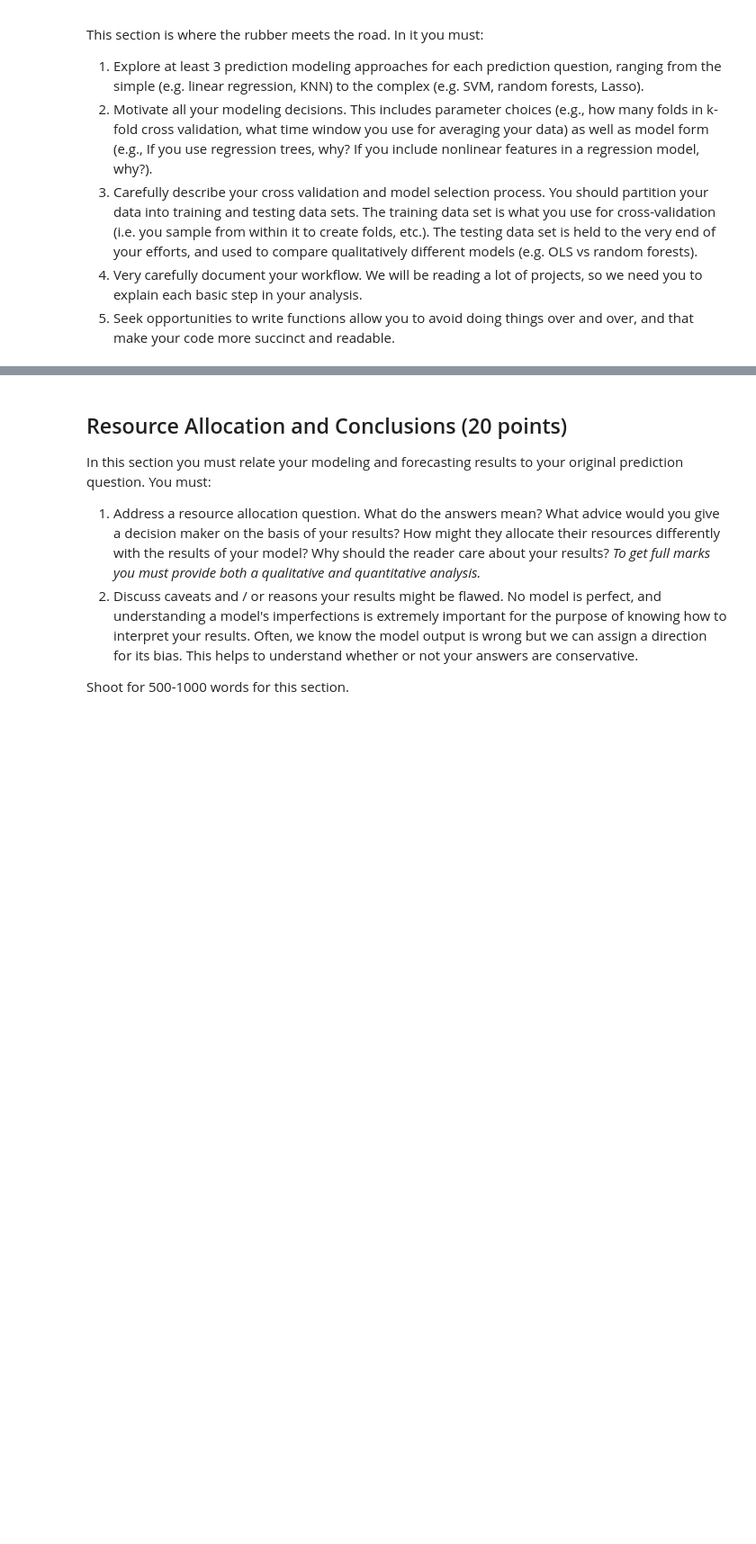
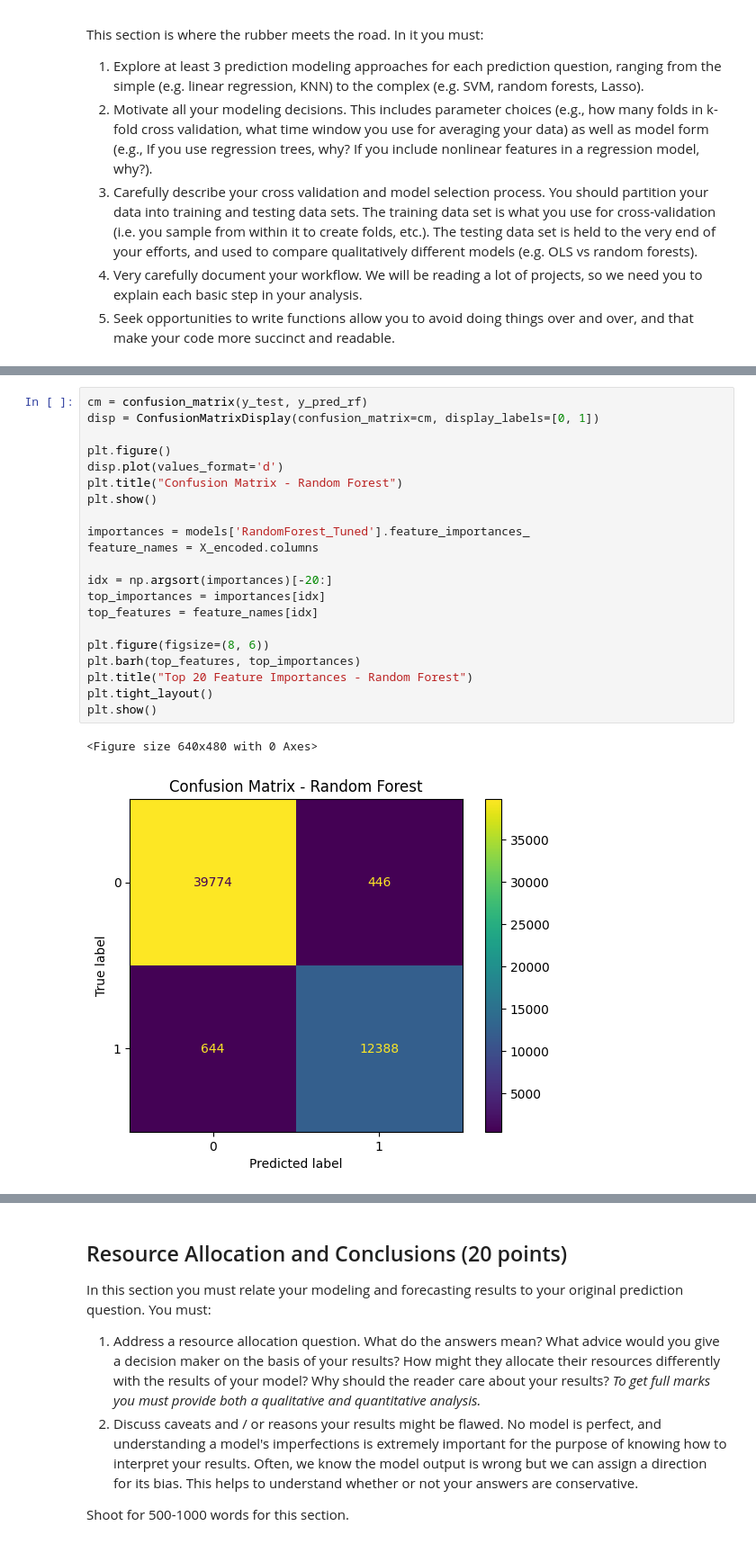
Before and after one commit to Brookeeichen/Predicted-Feeder-Congestion, a Jupyter notebook: FinalProjectTemplate_2025.ipynb, the cells around one changed output, grey strips where cells are left out. Shown: that part at 90% size. Saved outputs shown, nothing was run; the diff lists cells and outputs as text; blank space fills up the shorter version.

Commit message:
model 2 added

```diff
--- a/FinalProjectTemplate_2025.ipynb
+++ b/FinalProjectTemplate_2025.ipynb
@@ -300,0 +545,24 @@ This section is where the rubber meets the road.  In it you must:
+# %%
+cm = confusion_matrix(y_test, y_pred_rf)
+disp = ConfusionMatrixDisplay(confusion_matrix=cm, display_labels=[0, 1])
+
+plt.figure()
+disp.plot(values_format='d')
+plt.title("Confusion Matrix - Random Forest")
+plt.show()
+
+importances = models['RandomForest_Tuned'].feature_importances_
+feature_names = X_encoded.columns
+
+idx = np.argsort(importances)[-20:]
+top_importances = importances[idx]
+top_features = feature_names[idx]
+
+plt.figure(figsize=(8, 6))
+plt.barh(top_features, top_importances)
+plt.title("Top 20 Feature Importances - Random Forest")
+plt.tight_layout()
+plt.show()
+# %% [output]
+<Figure size 640x480 with 0 Axes>
+[figure, added]
```
Also changed, not shown: parts of 11 cells of this notebook.
